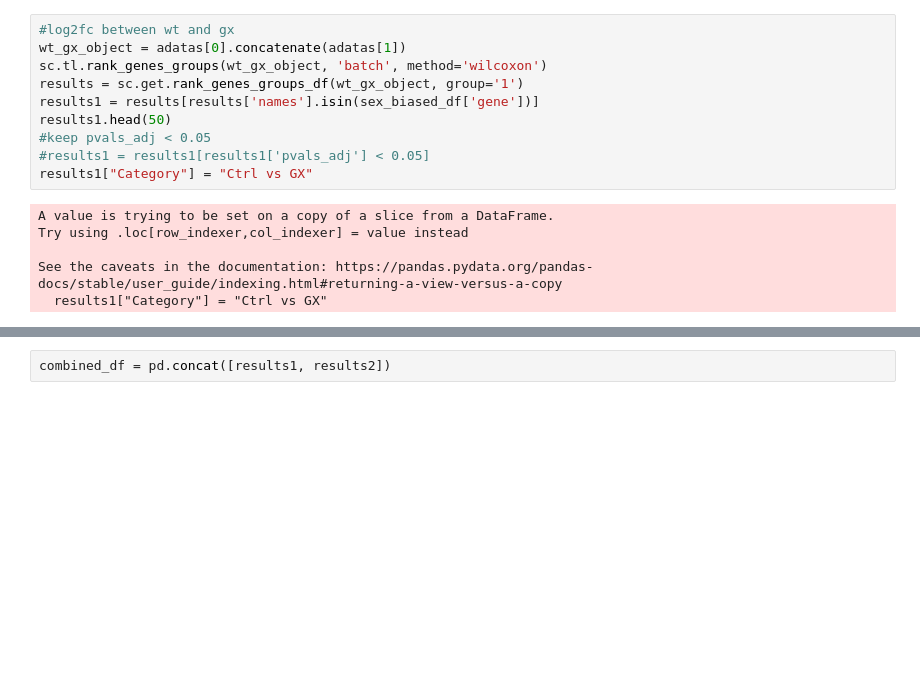
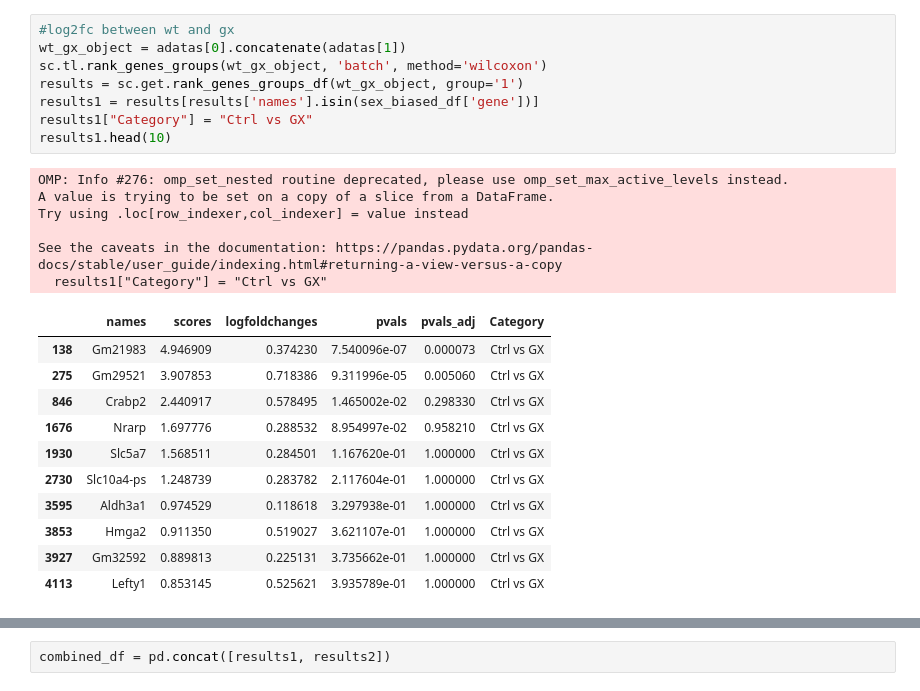
Before and after one commit to Andoniadou-Lab/consensus_pituitary_atlas, a Jupyter notebook: Fig_3/gonadectomy.ipynb, the cells around one changed output, grey strips where cells are left out. Saved outputs shown, nothing was run; the diff lists cells and outputs as text; blank space fills up the shorter version.

```diff
--- a/Fig_3/gonadectomy.ipynb
+++ b/Fig_3/gonadectomy.ipynb
@@ -224,19 +233,29 @@ sex_biased_df
 # %%
 #log2fc between wt and gx
 wt_gx_object = adatas[0].concatenate(adatas[1])
 sc.tl.rank_genes_groups(wt_gx_object, 'batch', method='wilcoxon')
 results = sc.get.rank_genes_groups_df(wt_gx_object, group='1')
 results1 = results[results['names'].isin(sex_biased_df['gene'])]
-results1.head(50)
-#keep pvals_adj < 0.05
-#results1 = results1[results1['pvals_adj'] < 0.05]
 results1["Category"] = "Ctrl vs GX"
+results1.head(10)
 # %% [output]
+OMP: Info #276: omp_set_nested routine deprecated, please use omp_set_max_active_levels instead.
 A value is trying to be set on a copy of a slice from a DataFrame.
 Try using .loc[row_indexer,col_indexer] = value instead
 
 See the caveats in the documentation: https://pandas.pydata.org/pandas-docs/stable/user_guide/indexing.html#returning-a-view-versus-a-copy
   results1["Category"] = "Ctrl vs GX"
+|  | names | scores | logfoldchanges | pvals | pvals_adj | Category |
+| 138 | Gm21983 | 4.946909 | 0.374230 | 7.540096e-07 | 0.000073 | Ctrl vs GX |
+| 275 | Gm29521 | 3.907853 | 0.718386 | 9.311996e-05 | 0.005060 | Ctrl vs GX |
+| 846 | Crabp2 | 2.440917 | 0.578495 | 1.465002e-02 | 0.298330 | Ctrl vs GX |
+| 1676 | Nrarp | 1.697776 | 0.288532 | 8.954997e-02 | 0.958210 | Ctrl vs GX |
+| 1930 | Slc5a7 | 1.568511 | 0.284501 | 1.167620e-01 | 1.000000 | Ctrl vs GX |
+| 2730 | Slc10a4-ps | 1.248739 | 0.283782 | 2.117604e-01 | 1.000000 | Ctrl vs GX |
+| 3595 | Aldh3a1 | 0.974529 | 0.118618 | 3.297938e-01 | 1.000000 | Ctrl vs GX |
+| 3853 | Hmga2 | 0.911350 | 0.519027 | 3.621107e-01 | 1.000000 | Ctrl vs GX |
+| 3927 | Gm32592 | 0.889813 | 0.225131 | 3.735662e-01 | 1.000000 | Ctrl vs GX |
+| 4113 | Lefty1 | 0.853145 | 0.525621 | 3.935789e-01 | 1.000000 | Ctrl vs GX |
 # %%
 wt_gx_object = adatas[0].concatenate(adatas[2])
 sc.tl.rank_genes_groups(wt_gx_object, 'batch', method='wilcoxon')
```
Also changed, not shown: parts of 12 cells of this notebook, 49 other files.
